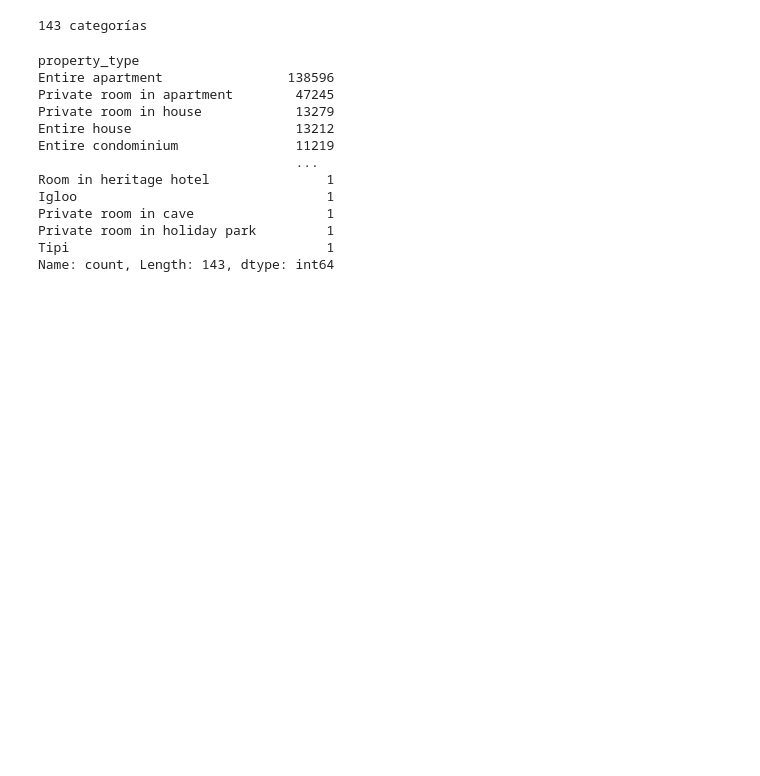
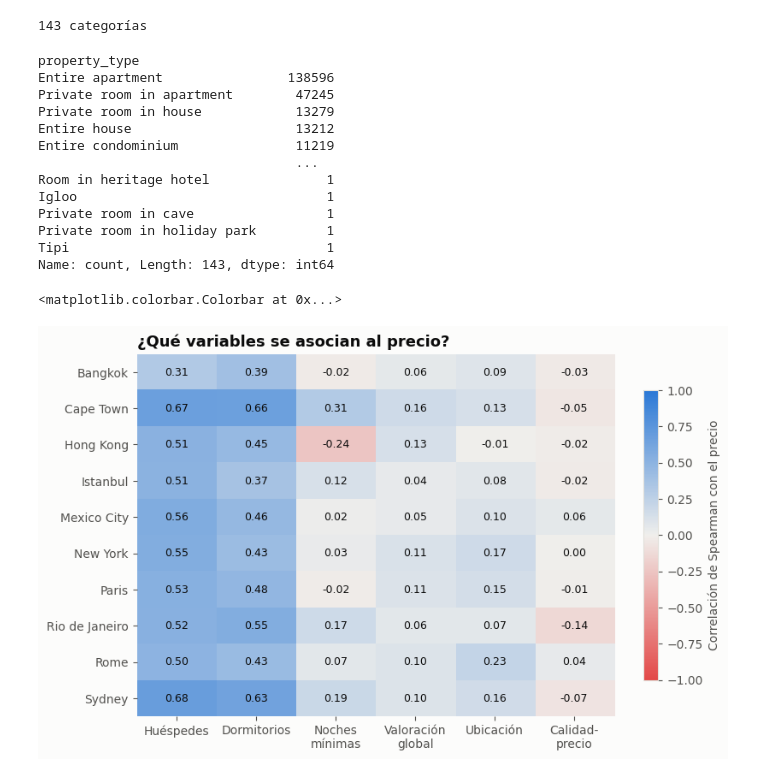
Before and after one commit to PabloArrHdez/Python, a Jupyter notebook: AirBnb/notebook.ipynb, the cells around one changed output. Saved outputs shown, nothing was run; the diff lists cells and outputs as text; code cells hidden in the pictures; blank space fills up the shorter version.

```diff
--- a/AirBnb/notebook.ipynb
+++ b/AirBnb/notebook.ipynb
@@ -380,0 +393,37 @@ listings_exploratory = pd.read_csv(
+# %%
+ ###  PREGUNTA 1:¿Qué factores explican el precio? ###
+
+ciudades = sorted(listings_exploratory["city"].unique())
+listings_exploratory["price_idx"] = listings_exploratory["price"] / listings_exploratory.groupby("city")["price"].transform("median")
+listings_exploratory["acc_bucket"] = pd.cut(listings_exploratory["accommodates"], [0, 1, 2, 4, 6, np.inf], labels=["1", "2", "3-4", "5-6", "7+"])
+
+def heatmap(ax, tabla, cmap, vmin=None, vmax=None, fmt="{:.2f}"):
+    im = ax.imshow(tabla.values, cmap=cmap, vmin=vmin, vmax=vmax, aspect="auto")
+    ax.set_xticks(range(tabla.shape[1])); ax.set_xticklabels([str(c) for c in tabla.columns])
+    ax.set_yticks(range(tabla.shape[0])); ax.set_yticklabels(list(tabla.index))
+    ax.grid(False)
+    for s in ax.spines.values():
+        s.set_visible(False)
+    for i in range(tabla.shape[0]):
+        for j in range(tabla.shape[1]):
+            v = tabla.iat[i, j]
+            if pd.notna(v):
+                r, g, b, _ = cmap(im.norm(v))
+                ax.text(j, i, fmt.format(v), ha="center", va="center", fontsize=9,
+                        color="white" if 0.299*r + 0.587*g + 0.114*b < 0.5 else TXT)
+    return im
+# %%
+## 1A. Correlación de cada variable con el precio, por ciudad ##
+num = {"accommodates": "Huéspedes", "bedrooms": "Dormitorios", "minimum_nights": "Noches\nmínimas",
+       "review_scores_rating": "Valoración\nglobal", "review_scores_location": "Ubicación",
+       "review_scores_value": "Calidad-\nprecio"}
+corr = listings_exploratory.groupby("city")[list(num)+ ["price"]].apply(lambda g: g.corr(method="spearman")["price"].drop("price"))
+corr = corr[list(num)].rename(columns=num)
+
+fig, ax = plt.subplots(figsize=(9, 5.5))
+im = heatmap(ax, corr, DIV, -1, 1)
+ax.set_title("¿Qué variables se asocian al precio?")
+fig.colorbar(im, ax=ax, label="Correlación de Spearman con el precio", shrink=.8)
+# %% [output]
+<matplotlib.colorbar.Colorbar at 0x...>
+[figure, added]
```
Also changed, not shown: parts of 8 cells of this notebook.
